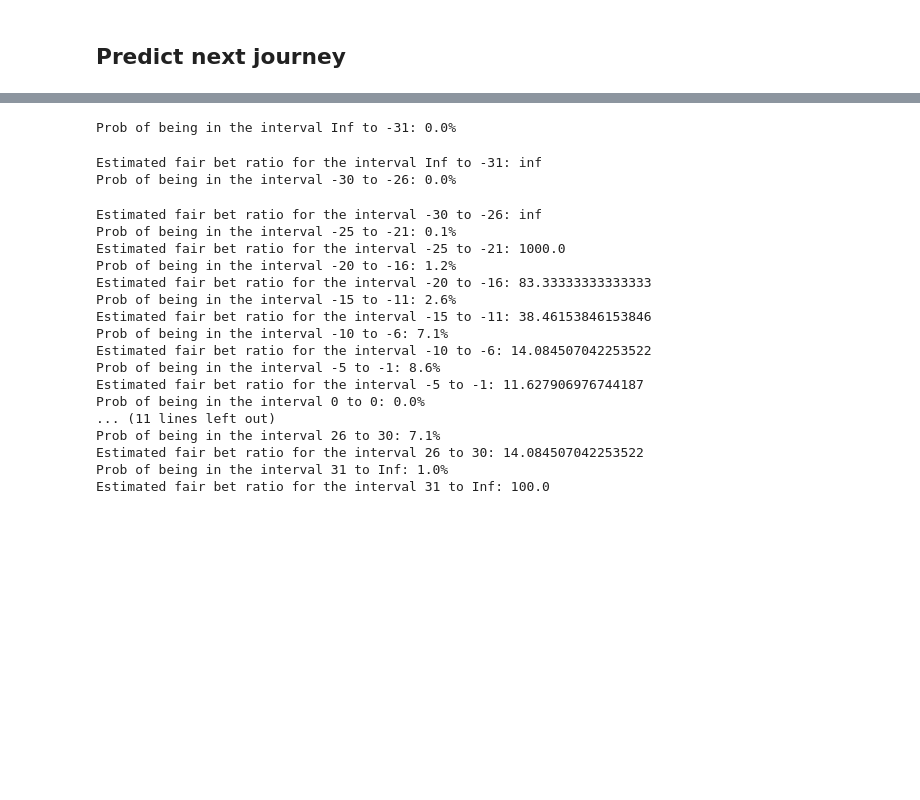
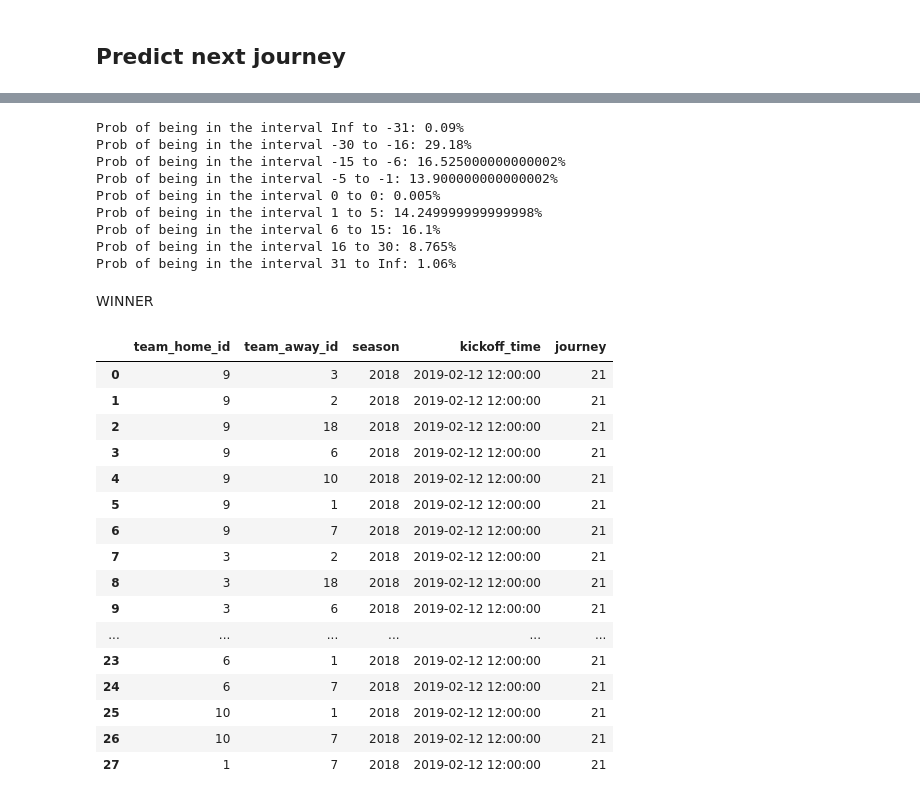
Before and after one commit to fsantoga/acb, a Jupyter notebook: ml/ML.ipynb, the cells around one changed output, grey strips where cells are left out. Drawn from its saved outputs; the diff is of its cells as text; code cells hidden in the pictures; blank space fills up the shorter version.

```diff
--- a/ml/ML.ipynb
+++ b/ml/ML.ipynb
@@ -455,43 +885,56 @@ Estimated fair bet ratio for the interval 21 to Inf: 5.847953216374268
 # %%
-# Analyze real madrid interval
-rm_preds = df_preds_estimators.iloc[7]
-inits_intervals=[1, 6, 11, 16, 21, 26, 31]
+# Analyze the interva
+preds_interval = df_preds_estimators.iloc[1]
+inits_intervals=[1, 6, 16, 31]
 inits_intervals =  [-i for i in inits_intervals[::-1]] + inits_intervals
 
 prev = inits_intervals[0]
-aux = [1 if sd <=(prev+0.001) else 0 for sd in rm_preds]
+aux = [1 if sd <=(prev+0.001) else 0 for sd in preds_interval]
 print("Prob of being in the interval Inf to {}: {}%".format(prev, np.mean(aux)*100))
-print("Estimated fair bet ratio for the interval Inf to {}: {}".format(prev, 1/np.mean(aux)))
+#print("Estimated fair bet ratio for the interval Inf to {}: {}".format(prev, 1/np.mean(aux)))
 
 for i in range(1, len(inits_intervals)):
     prev = inits_intervals[i-1] if inits_intervals[i-1]>0 else inits_intervals[i-1]+1
     end = inits_intervals[i]-1 if inits_intervals[i]>0 else inits_intervals[i]
-    aux = [1 if sd >=(prev-0.001) and sd<(end+0.001) else 0 for sd in rm_preds]
+    aux = [1 if sd >=(prev-0.001) and sd<(end+0.001) else 0 for sd in preds_interval]
     print("Prob of being in the interval {} to {}: {}%".format(prev, end, np.mean(aux)*100))
-    print("Estimated fair bet ratio for the interval {} to {}: {}".format(prev, end, 1/np.mean(aux)))
+    #print("Estimated fair bet ratio for the interval {} to {}: {}".format(prev, end, 1/np.mean(aux)))
 
 prev = inits_intervals[-1]
-aux = [1 if sd >=(prev-0.001) else 0 for sd in rm_preds]
+aux = [1 if sd >=(prev-0.001) else 0 for sd in preds_interval]
 print("Prob of being in the interval {} to Inf: {}%".format(prev, np.mean(aux)*100))
-print("Estimated fair bet ratio for the interval {} to Inf: {}".format(prev, 1/np.mean(aux)))
+#print("Estimated fair bet ratio for the interval {} to Inf: {}".format(prev, 1/np.mean(aux)))
 # %% [output]
-Prob of being in the interval Inf to -31: 0.0%
+Prob of being in the interval Inf to -31: 0.09%
+Prob of being in the interval -30 to -16: 29.18%
+Prob of being in the interval -15 to -6: 16.525000000000002%
+Prob of being in the interval -5 to -1: 13.900000000000002%
+Prob of being in the interval 0 to 0: 0.005%
+Prob of being in the interval 1 to 5: 14.249999999999998%
+Prob of being in the interval 6 to 15: 16.1%
+Prob of being in the interval 16 to 30: 8.765%
+Prob of being in the interval 31 to Inf: 1.06%
-Estimated fair bet ratio for the interval Inf to -31: inf
-Prob of being in the interval -30 to -26: 0.0%
-Estimated fair bet ratio for the interval -30 to -26: inf
-Prob of being in the interval -25 to -21: 0.1%
-Estimated fair bet ratio for the interval -25 to -21: 1000.0
-Prob of being in the interval -20 to -16: 1.2%
-Estimated fair bet ratio for the interval -20 to -16: 83.33333333333333
-Prob of being in the interval -15 to -11: 2.6%
-Estimated fair bet ratio for the interval -15 to -11: 38.46153846153846
-Prob of being in the interval -10 to -6: 7.1%
-Estimated fair bet ratio for the interval -10 to -6: 14.084507042253522
-Prob of being in the interval -5 to -1: 8.6%
-Estimated fair bet ratio for the interval -5 to -1: 11.627906976744187
-Prob of being in the interval 0 to 0: 0.0%
-... (11 lines left out)
-Prob of being in the interval 26 to 30: 7.1%
-Estimated fair bet ratio for the interval 26 to 30: 14.084507042253522
-Prob of being in the interval 31 to Inf: 1.0%
-Estimated fair bet ratio for the interval 31 to Inf: 100.0
+# %% [markdown]
+WINNER
+# %%
+d = {'team_home_id': [9, 9, 9, 9, 9, 9, 9,3,3,3,3,3,3,2,2,2,2,2,18,18,18,18,6,6,6,10,10,1], 'team_away_id': [3,2,18,6,10,1,7,2,18,6,10,1,7,18,6,10,1,7,6,10,1,7,10,1,7,1,7,7], 'season': 28*[2018], 'kickoff_time' : 28*[pd.Timestamp(year=2019, month=2, day=12, hour=12)], 'journey' : 28*[21]}
+df_copa = pd.DataFrame(data=d)
+df_copa
+# %% [output]
+|  | team_home_id | team_away_id | season | kickoff_time | journey |
+| 0 | 9 | 3 | 2018 | 2019-02-12 12:00:00 | 21 |
+| 1 | 9 | 2 | 2018 | 2019-02-12 12:00:00 | 21 |
+| 2 | 9 | 18 | 2018 | 2019-02-12 12:00:00 | 21 |
+| 3 | 9 | 6 | 2018 | 2019-02-12 12:00:00 | 21 |
+| 4 | 9 | 10 | 2018 | 2019-02-12 12:00:00 | 21 |
+| 5 | 9 | 1 | 2018 | 2019-02-12 12:00:00 | 21 |
+| 6 | 9 | 7 | 2018 | 2019-02-12 12:00:00 | 21 |
+| 7 | 3 | 2 | 2018 | 2019-02-12 12:00:00 | 21 |
+| 8 | 3 | 18 | 2018 | 2019-02-12 12:00:00 | 21 |
+| 9 | 3 | 6 | 2018 | 2019-02-12 12:00:00 | 21 |
+| ... | ... | ... | ... | ... | ... |
+| 23 | 6 | 1 | 2018 | 2019-02-12 12:00:00 | 21 |
+| 24 | 6 | 7 | 2018 | 2019-02-12 12:00:00 | 21 |
+| 25 | 10 | 1 | 2018 | 2019-02-12 12:00:00 | 21 |
+| 26 | 10 | 7 | 2018 | 2019-02-12 12:00:00 | 21 |
+| 27 | 1 | 7 | 2018 | 2019-02-12 12:00:00 | 21 |
```
Also changed, not shown: parts of 37 cells of this notebook, 3 other files.
